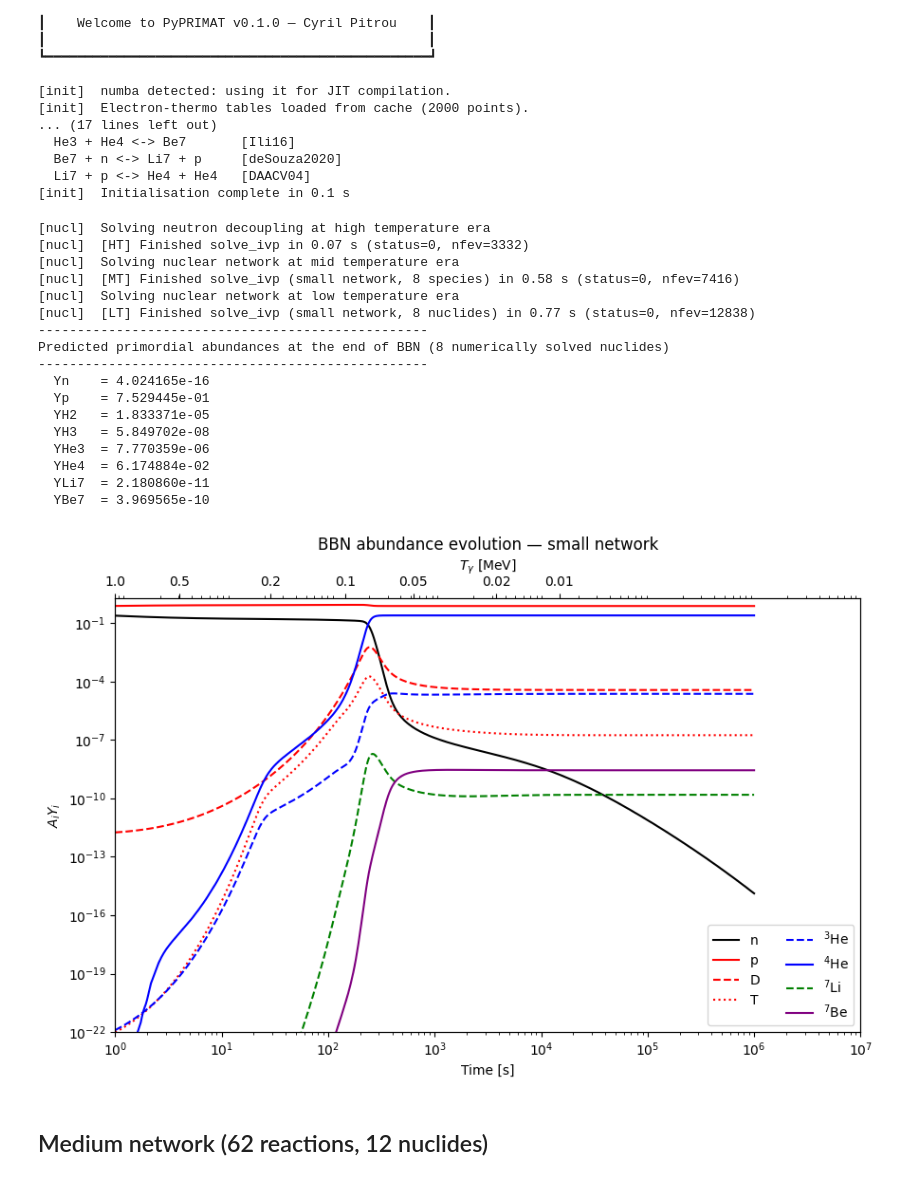
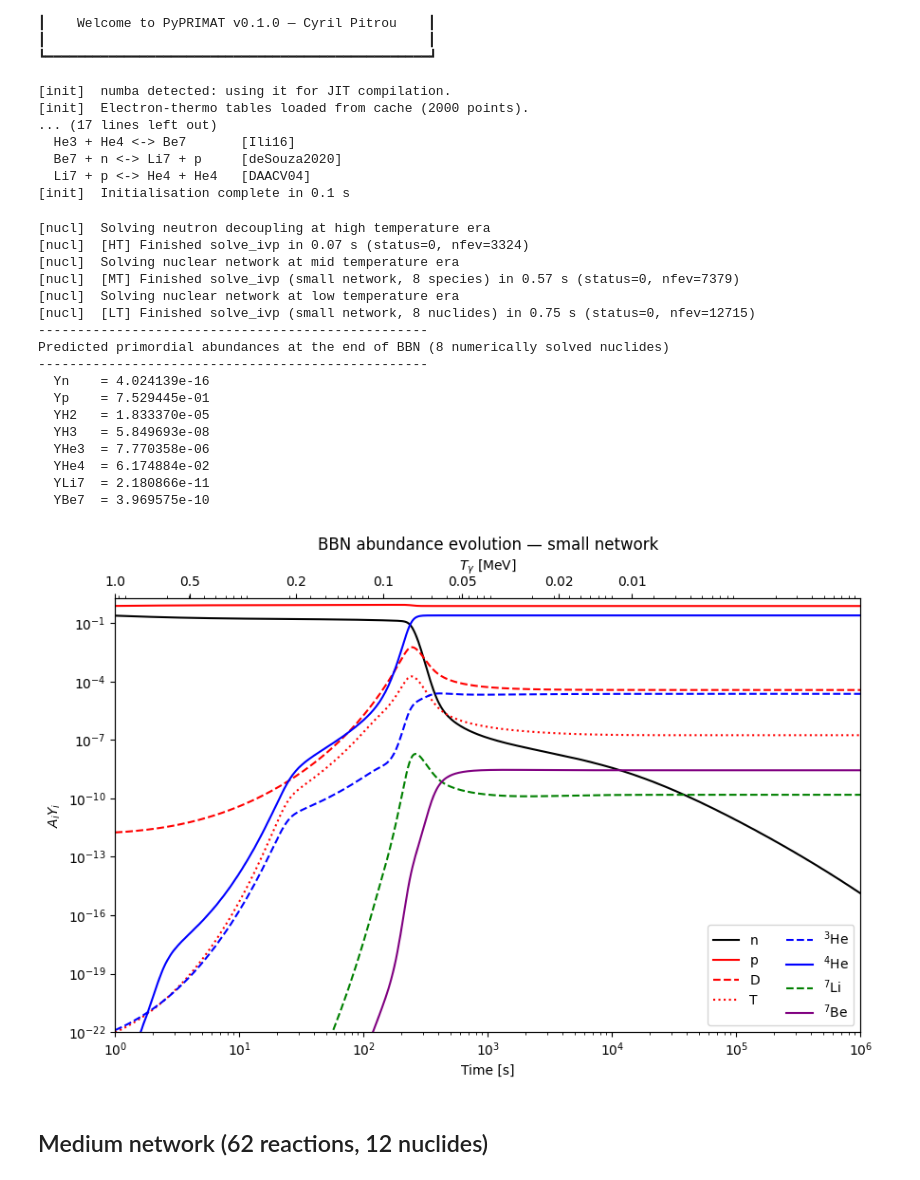
Before and after one commit to CyrilPitrou/pyprimat, a Jupyter notebook: notebooks/AbundanceEvolution.ipynb, the cells around one changed output. Saved outputs shown, nothing was run; the diff lists cells and outputs as text; code cells hidden in the pictures.

```diff
--- a/notebooks/AbundanceEvolution.ipynb
+++ b/notebooks/AbundanceEvolution.ipynb
@@ -62,44 +62,44 @@ species_small = [
 
 fig, ax = plt.subplots(figsize=(9, 6))
 
 for name, color, ls, label in species_small:
     vals = r_small.A[name] * r_small[name](t)
     mask = vals > 0
     if mask.any():
         ax.plot(t[mask], vals[mask], color=color, ls=ls, label=label)
 
 ax.set_xscale('log')
 ax.set_yscale('log')
 ax.set_xlabel('Time [s]')
 ax.set_ylabel(r'$A_i Y_i$')
-ax.set_xlim(1, 1e7)
+ax.set_xlim(1, 1e6)
 ax.set_ylim(1e-22, 2)
 ax.legend(ncol=2)
 ax.set_title('BBN abundance evolution — small network')
 add_temperature_axis(ax, r_small, T_ticks_MeV)
 
 plt.tight_layout()
 plt.savefig('plots/abundance_evolution_small.pdf', bbox_inches='tight')
 plt.show()
 # %% [output]
 [nucl]  Solving neutron decoupling at high temperature era
-[nucl]  [HT] Finished solve_ivp in 0.07 s (status=0, nfev=3332)
+[nucl]  [HT] Finished solve_ivp in 0.07 s (status=0, nfev=3324)
 [nucl]  Solving nuclear network at mid temperature era
-[nucl]  [MT] Finished solve_ivp (small network, 8 species) in 0.58 s (status=0, nfev=7416)
+[nucl]  [MT] Finished solve_ivp (small network, 8 species) in 0.57 s (status=0, nfev=7379)
 [nucl]  Solving nuclear network at low temperature era
-[nucl]  [LT] Finished solve_ivp (small network, 8 nuclides) in 0.77 s (status=0, nfev=12838)
+[nucl]  [LT] Finished solve_ivp (small network, 8 nuclides) in 0.75 s (status=0, nfev=12715)
 --------------------------------------------------
 Predicted primordial abundances at the end of BBN (8 numerically solved nuclides)
 --------------------------------------------------
-  Yn    = 4.024165e-16
+  Yn    = 4.024139e-16
   Yp    = 7.529445e-01
-  YH2   = 1.833371e-05
-  YH3   = 5.849702e-08
-  YHe3  = 7.770359e-06
+  YH2   = 1.833370e-05
+  YH3   = 5.849693e-08
+  YHe3  = 7.770358e-06
   YHe4  = 6.174884e-02
-  YLi7  = 2.180860e-11
-  YBe7  = 3.969565e-10
+  YLi7  = 2.180866e-11
+  YBe7  = 3.969575e-10
-[figure, old version]
+[figure, new version]
 # %% [markdown]
 ## Medium network (62 reactions, 12 nuclides)
 # %%
```
Also changed, not shown: parts of 3 cells of this notebook, 58 other files.
